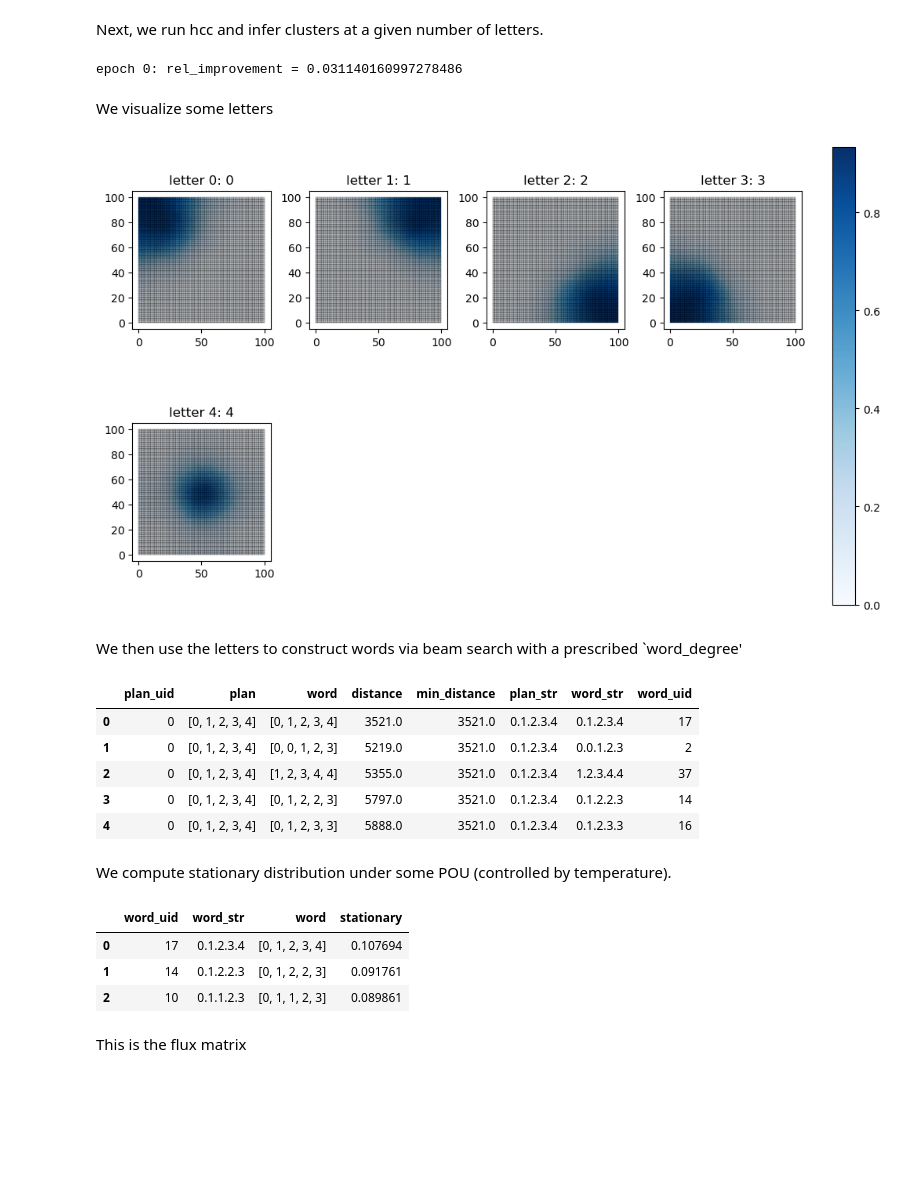
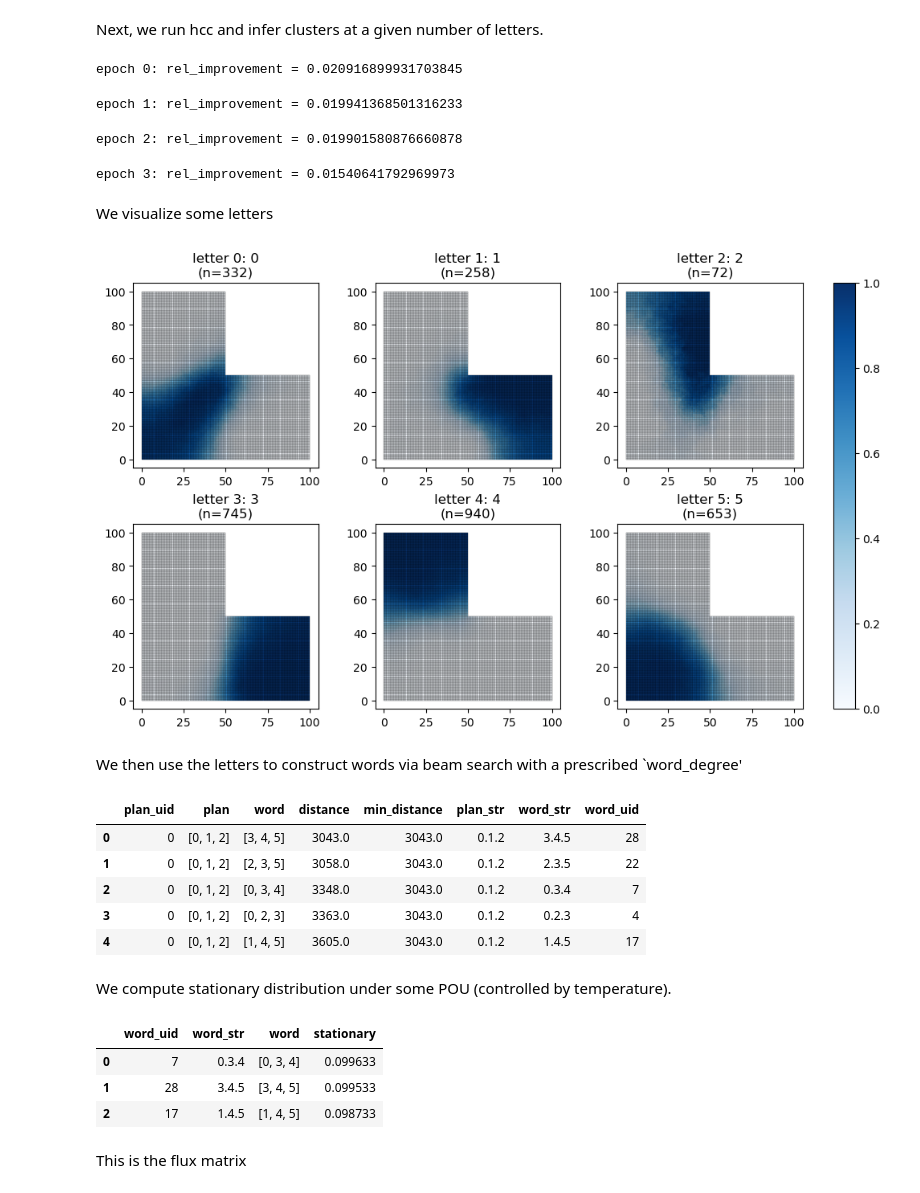
Before and after one commit to EdwardZhangYale/gmstrat, a Jupyter notebook: demo.ipynb, the cells around one changed output. Drawn from its saved outputs; the diff is of its cells as text; code cells hidden in the pictures; blank space fills up the shorter version.

```diff
--- a/demo.ipynb
+++ b/demo.ipynb
@@ -20,7 +20,7 @@ from pathlib import Path
 import matplotlib.pyplot as plt
 import numpy as np
 
-from data import generate_grid_shape
+from data import generate_grid_shape, generate_shape_from_json
 from hierachical import HClusters
 from sample import SampleProcessor
 from utils import (
@@ -34,11 +34,12 @@ from word import PlanWordBuilder, WordStat
 from scipy.cluster.hierarchy import dendrogram, linkage
 
 square_side = 100
-num_districts = 5
+num_districts = 3
 
-PRECINCT_FN = "data/graph/grid_graph_100_by_100_5.json"
-SAMPLE_FN = "local/output/grid100x100-5/atlas.jsonl.gz"
-OUT_DIR = "local/output/grid100x100-5/processed"
-gdf = generate_grid_shape(square_side)
+PRECINCT_FN = "data/networkx/l_grid_100x100_minus_50x50_3.json"
+SAMPLE_FN = "local/output/lgrid100x100-50x50-3/atlas.jsonl.gz"
+OUT_DIR = "local/output/lgrid100x100-50x50-3/processed"
+# gdf = generate_grid_shape(square_side)
+gdf = generate_shape_from_json(PRECINCT_FN)
 
 is_huge = True if square_side > 4 else False
@@ -92,20 +101,25 @@ Next, we run hcc and infer clusters at a given number of letters.
 sp.load_distance_matrix()
 sp.ensure_linkage()
 
-num_letters = num_districts
+num_letters = num_districts * 2
 hc = HClusters(sp)
 hc.update_clusters(num_letters)
 hc.kcentroids()
 # %% [output]
-epoch 0: rel_improvement = 0.031140160997278486
+epoch 0: rel_improvement = 0.020916899931703845
+epoch 1: rel_improvement = 0.019941368501316233
+epoch 2: rel_improvement = 0.019901580876660878
+epoch 3: rel_improvement = 0.01540641792969973
 # %% [markdown]
 We visualize some letters
 # %%
+cluster_sizes = np.array([len(hc.c2i[i]) for i in range(num_letters)])
+
 letters = list(range(num_letters))
-plot_words_list(gdf, hc.cluster_densities, letters, cols=4, figsize=(10, 6))
+plot_words_list(gdf, hc.cluster_densities, letters, cluster_sizes=cluster_sizes, cols=3, figsize=(10, 6))
 plt.show()
 # %% [output]
-[figure, old version]
+[figure, new version]
 # %% [markdown]
 We then use the letters to construct words via beam search with a prescribed `word_degree'
 # %%
@@ -113,11 +127,11 @@ pw = PlanWordBuilder(sp, hc, word_degree=10, verbose=True, centroid_norm="l1").b
 pw.df_words.head()
 # %% [output]
 |  | plan_uid | plan | word | distance | min_distance | plan_str | word_str | word_uid |
-| 0 | 0 | [0, 1, 2, 3, 4] | [0, 1, 2, 3, 4] | 3521.0 | 3521.0 | 0.1.2.3.4 | 0.1.2.3.4 | 17 |
-| 1 | 0 | [0, 1, 2, 3, 4] | [0, 0, 1, 2, 3] | 5219.0 | 3521.0 | 0.1.2.3.4 | 0.0.1.2.3 | 2 |
-| 2 | 0 | [0, 1, 2, 3, 4] | [1, 2, 3, 4, 4] | 5355.0 | 3521.0 | 0.1.2.3.4 | 1.2.3.4.4 | 37 |
-| 3 | 0 | [0, 1, 2, 3, 4] | [0, 1, 2, 2, 3] | 5797.0 | 3521.0 | 0.1.2.3.4 | 0.1.2.2.3 | 14 |
-| 4 | 0 | [0, 1, 2, 3, 4] | [0, 1, 2, 3, 3] | 5888.0 | 3521.0 | 0.1.2.3.4 | 0.1.2.3.3 | 16 |
+| 0 | 0 | [0, 1, 2] | [3, 4, 5] | 3043.0 | 3043.0 | 0.1.2 | 3.4.5 | 28 |
+| 1 | 0 | [0, 1, 2] | [2, 3, 5] | 3058.0 | 3043.0 | 0.1.2 | 2.3.5 | 22 |
+| 2 | 0 | [0, 1, 2] | [0, 3, 4] | 3348.0 | 3043.0 | 0.1.2 | 0.3.4 | 7 |
+| 3 | 0 | [0, 1, 2] | [0, 2, 3] | 3363.0 | 3043.0 | 0.1.2 | 0.2.3 | 4 |
+| 4 | 0 | [0, 1, 2] | [1, 4, 5] | 3605.0 | 3043.0 | 0.1.2 | 1.4.5 | 17 |
 # %% [markdown]
 We compute stationary distribution under some POU (controlled by temperature).
 # %%
@@ -126,9 +140,9 @@ df_top = ws.stationary_table().head(3).reset_index(drop=True)
 df_top
 # %% [output]
 |  | word_uid | word_str | word | stationary |
-| 0 | 17 | 0.1.2.3.4 | [0, 1, 2, 3, 4] | 0.107694 |
-| 1 | 14 | 0.1.2.2.3 | [0, 1, 2, 2, 3] | 0.091761 |
-| 2 | 10 | 0.1.1.2.3 | [0, 1, 1, 2, 3] | 0.089861 |
+| 0 | 7 | 0.3.4 | [0, 3, 4] | 0.099633 |
+| 1 | 28 | 3.4.5 | [3, 4, 5] | 0.099533 |
+| 2 | 17 | 1.4.5 | [1, 4, 5] | 0.098733 |
 # %% [markdown]
 This is the flux matrix
 # %%
```
Also changed, not shown: parts of 9 cells of this notebook, 7 other files.
